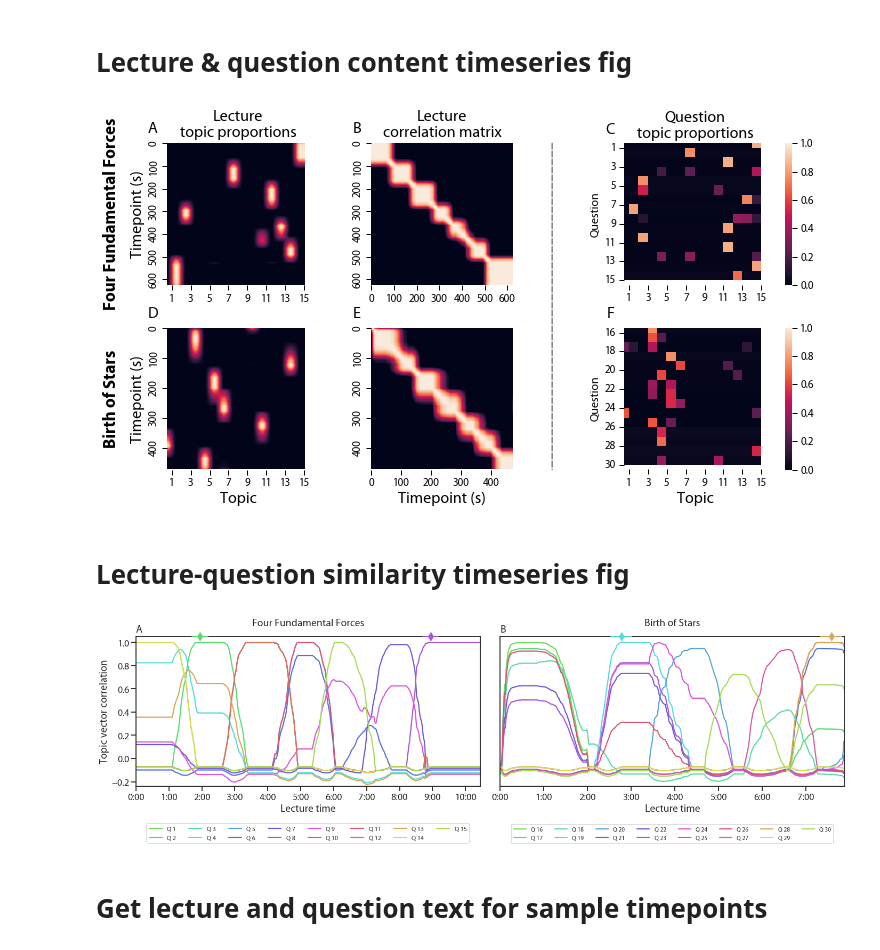
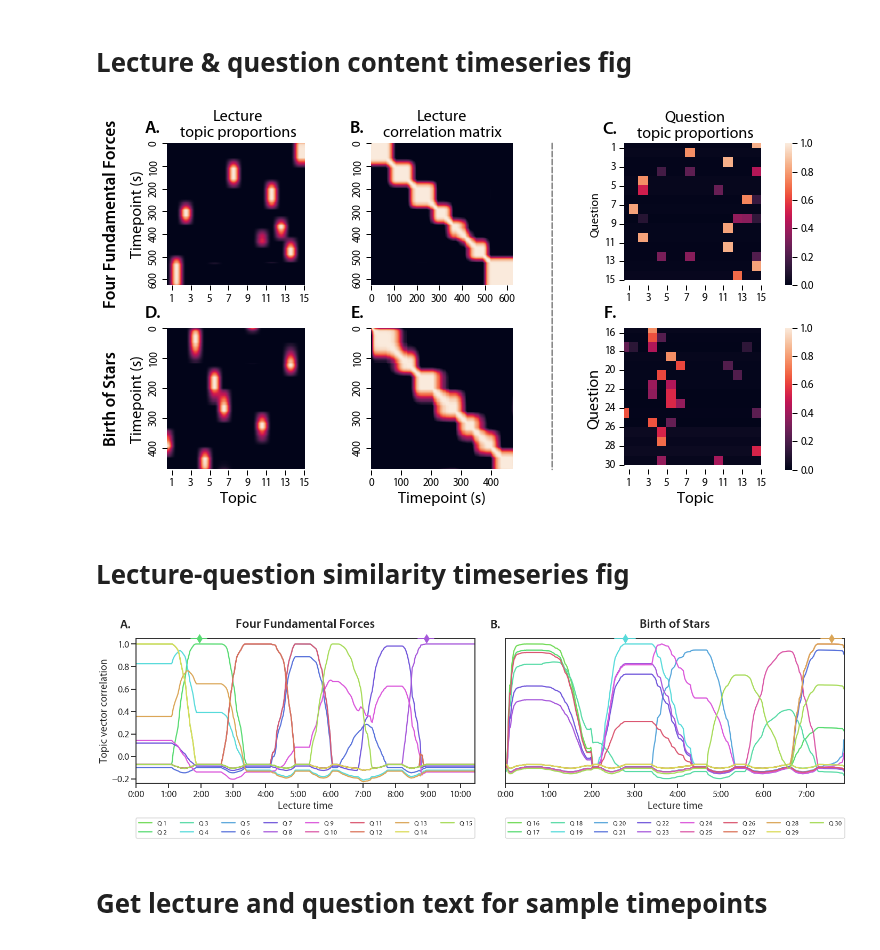
Before and after one commit to ContextLab/efficient-learning-khan, a Jupyter notebook: code/notebooks/2_lecture-question-timeseries-figs.ipynb, the cells around one changed output. Drawn from its saved outputs; the diff is of its cells as text; code cells hidden in the pictures.

Commit message:
add panel labels, expand legends, fix alignment

```diff
--- a/code/notebooks/2_lecture-question-timeseries-figs.ipynb
+++ b/code/notebooks/2_lecture-question-timeseries-figs.ipynb
@@ -66,7 +66,7 @@ with sns.plotting_context('paper', font_scale=1.25):
     a.annotate('Four Fundamental Forces',
                xy=(-.75, .5),
                xycoords=a.yaxis.label,
-               fontweight='bold',
+               fontweight='semibold',
                size=17,
                rotation=90,
                ha='right',
@@ -123,7 +123,7 @@ with sns.plotting_context('paper', font_scale=1.25):
     d.annotate('Birth of Stars',
                xy=(-.75, .5),
                xycoords=d.yaxis.label,
-               fontweight='bold',
+               fontweight='semibold',
                size=17,
                rotation=90,
                ha='right',
@@ -158,7 +158,7 @@ with sns.plotting_context('paper', font_scale=1.25):
     f.imshow(bos_qs, aspect=aspect, vmin=0, vmax=1, cmap=cmap)
     f.set_xlabel('Topic', fontsize=16)
     f.set_xticklabels(list(range(1, 16, 2)))
-    f.set_ylabel('Question', fontsize=12)
+    f.set_ylabel('Question', fontsize=16)
     f.set_yticklabels(list(range(16, 31, 2)), rotation=0)
 
     # separator line
@@ -181,17 +181,18 @@ with sns.plotting_context('paper', font_scale=1.25):
     labels = 'ABCDEF'
     for i, ax in enumerate((a, b, c, d, e, f)):
         ax.text(-.1, 1.07,
-                labels[i],
+                f'{labels[i]}.',
+                fontsize=18,
+                fontweight='semibold',
                 horizontalalignment='center',
-                transform=ax.transAxes,
-                fontsize=16)
+                transform=ax.transAxes)
 
-    plt.savefig(FIG_DIR.joinpath('content-timeseries.pdf'),
-                dpi=1000,
-                bbox_inches='tight')
+#     plt.savefig(FIG_DIR.joinpath('content-timeseries.pdf'),
+#                 dpi=1000,
+#                 bbox_inches='tight')
     plt.show()
 # %% [output]
-[figure, old version]
+[figure, new version]
 # %% [markdown]
 # Lecture-question similarity timeseries fig
 # %%
@@ -241,18 +242,25 @@ with (
     fax.set_ylim(-.24, 1.05)
     fax.set_xlabel('Lecture time')
     fax.set_ylabel('Topic vector correlation')
-    fax.set_title('Four Fundamental Forces', pad=20)
+    fax.set_title('Four Fundamental Forces',
+                  y=1.05,
+                  fontsize='large',
+                  fontweight='semibold')
     fax.set_xticks(range(0, len(exp.forces_traj), 60),
                    [f'{i//60}:00' for i in range(0, len(exp.forces_traj), 60)])
     fax.legend(labels=[f'Q {i}' for i in range(1, 16)],
-               fontsize=12,
-               loc=8,
+               fontsize=12.5,
+               loc=3,
                ncol=8,
-               bbox_to_anchor=(.5, -.4))
+               mode='expand',
+               bbox_to_anchor=(-0.01, -.4, 1.02, 1))
     fax.grid(False)
-    fax.text(0, 1.03,
-             'A',
-             horizontalalignment='left',
+    fax.text(-0.015,
+             1.07,
+             'A.',
+             fontsize='large',
+             fontweight='semibold',
+             horizontalalignment='right',
              transform=fax.transAxes)
 
     # ========================= Birth of Stars =========================
@@ -264,39 +272,49 @@ with (
                  1.05,
                  tpt_color,
                  linestyle='',
                  marker='d',
                  markersize=12,
                  clip_on=False,
                  zorder=10)
         bax.plot(np.arange(tpt-15, tpt+15),
                  [1.05]*30,
                  tpt_color,
                  linewidth=bax.spines['top'].get_linewidth(),
                  clip_on=False,
                  zorder=10)
     bax.set_xlim(0, exp.bos_traj.shape[0])
     bax.set_ylim(-.24, 1.05)
     bax.set_xlabel('Lecture time')
-    bax.set_title('Birth of Stars', pad=20)
+    bax.set_title('Birth of Stars',
+                  y=1.05,
+                  fontsize='large',
+                  fontweight='semibold')
     bax.set_xticks(range(0, len(exp.bos_traj), 60),
                    [f'{i//60}:00' for i in range(0, len(exp.bos_traj), 60)])
     bax.tick_params(axis='y', length=0)
     bax.legend(labels=[f'Q {i}' for i in range(16, 31)],
-               fontsize=11.5,
-               loc=8,
+               fontsize=12.5,
+               loc=3,
                ncol=8,
-               bbox_to_anchor=(.5, -.4))
+               mode='expand',
+               bbox_to_anchor=(-0.01, -.4, 1.02, 1))
     bax.grid(False)
-    bax.text(0, 1.03, 'B', horizontalalignment='left', transform=bax.transAxes)
+    bax.text(-0.015,
+             1.07,
+             'B.',
+             fontsize='large',
+             fontweight='semibold',
+             horizontalalignment='right',
+             transform=bax.transAxes)
 
 
     plt.subplots_adjust(wspace=-1)
     plt.tight_layout()
 #     plt.savefig(FIG_DIR.joinpath('lecture-question-similarity.pdf'),
 #                 bbox_inches='tight')
     plt.show()
 # %% [output]
-[figure, old version]
+[figure, new version]
 # %% [markdown]
 # Get lecture and question text for sample timepoints
 # %%
```
Also changed, not shown: 2 other files.
